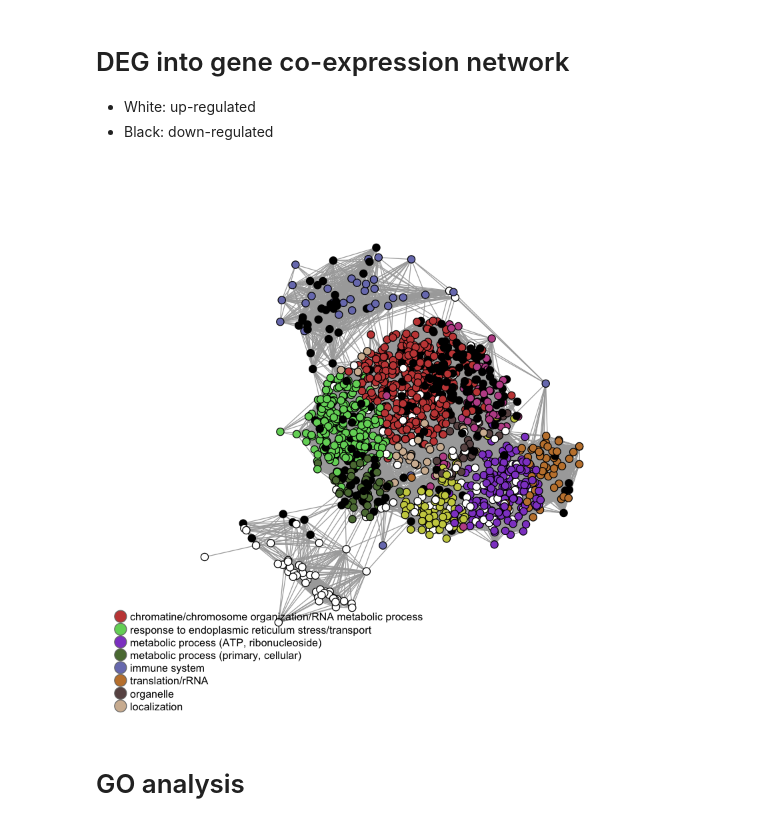
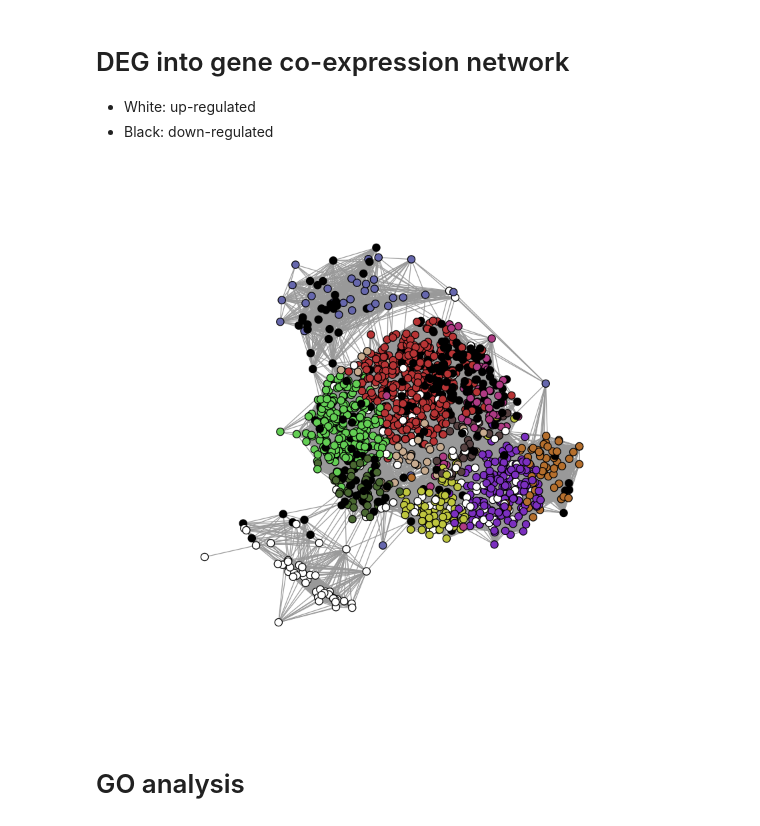
Before and after one commit to anuprulez/amma, a Jupyter notebook: src/type-effect-general.ipynb, the cells around one changed output. Cells and saved outputs as stored; diff of their text form; code cells hidden in the pictures.

```diff
--- a/src/type-effect-general.ipynb
+++ b/src/type-effect-general.ipynb
@@ -97,9 +83,9 @@ Warning message in grep(txdbPattern, installedPackages):
 - Black: down-regulated
 # %%
 col_GF_vs_SPF = get_deg_colors(type_deg, "GF VS SPF", connected_gene_colors, module_nb)
-plot_net_with_layout(net, col_GF_vs_SPF, pal2, layout)
+plot_net_with_layout(net, col_GF_vs_SPF, pal2, layout, add_legend = F)
 # %% [output]
-[figure, old version]
+[figure, new version]
 # %% [markdown]
 # GO analysis
 # %%
```
Also changed, not shown: parts of 8 cells of this notebook, 38 other files.
